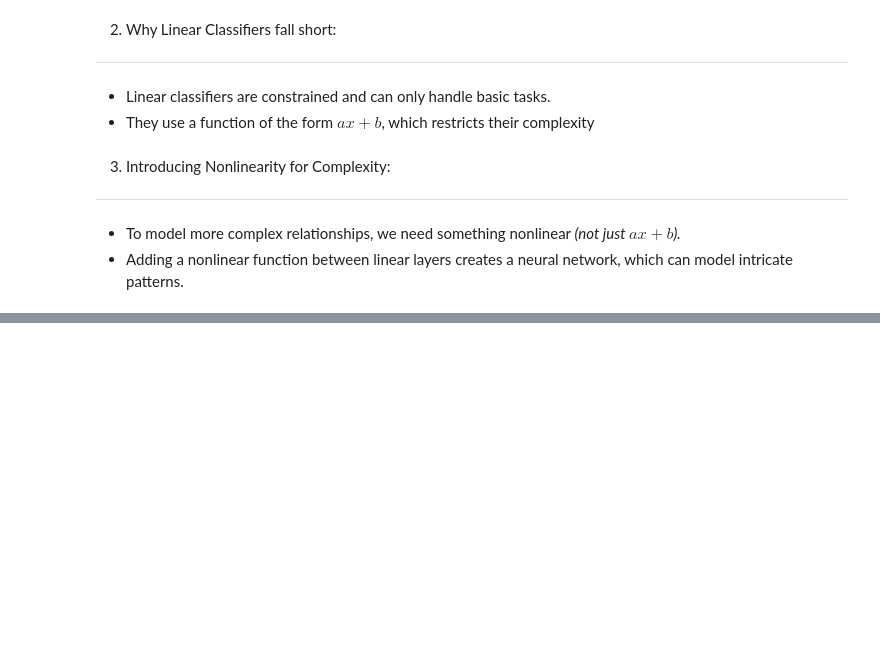
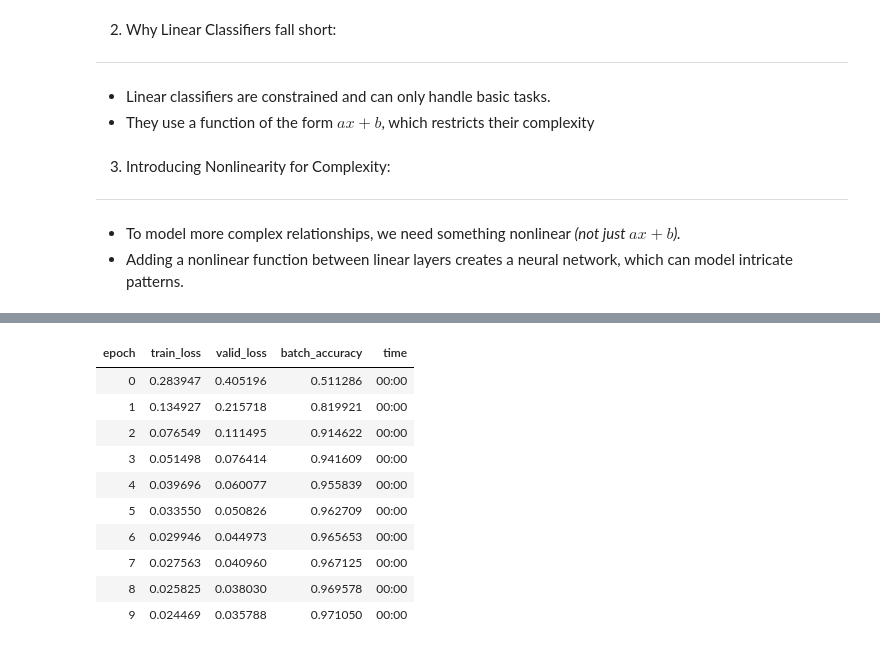
Before and after one commit to Firojpaudel/Machine-Learning-Notes, a Jupyter notebook: Practical Deep Learning For Coders/Chapter_4.ipynb, the cells around one changed output, grey strips where cells are left out. Saved outputs shown, nothing was run; the diff lists cells and outputs as text; code cells hidden in the pictures; blank space fills up the shorter version.

```diff
--- a/Practical Deep Learning For Coders/Chapter_4.ipynb
+++ b/Practical Deep Learning For Coders/Chapter_4.ipynb
@@ -1196,0 +1233,18 @@ b2= init_params(1)
+# %%
+##@ Then initializing the model
+
+learn = Learner(dls, simple_net, opt_func= SGD, loss_func= mnist_loss, metrics= batch_accuracy)
+
+learn.fit(10, 0.1)
+# %% [output]
+| epoch | train_loss | valid_loss | batch_accuracy | time |
+| 0 | 0.283947 | 0.405196 | 0.511286 | 00:00 |
+| 1 | 0.134927 | 0.215718 | 0.819921 | 00:00 |
+| 2 | 0.076549 | 0.111495 | 0.914622 | 00:00 |
+| 3 | 0.051498 | 0.076414 | 0.941609 | 00:00 |
+| 4 | 0.039696 | 0.060077 | 0.955839 | 00:00 |
+| 5 | 0.033550 | 0.050826 | 0.962709 | 00:00 |
+| 6 | 0.029946 | 0.044973 | 0.965653 | 00:00 |
+| 7 | 0.027563 | 0.040960 | 0.967125 | 00:00 |
+| 8 | 0.025825 | 0.038030 | 0.969578 | 00:00 |
+| 9 | 0.024469 | 0.035788 | 0.971050 | 00:00 |
```
Also changed, not shown: parts of 19 cells of this notebook.
